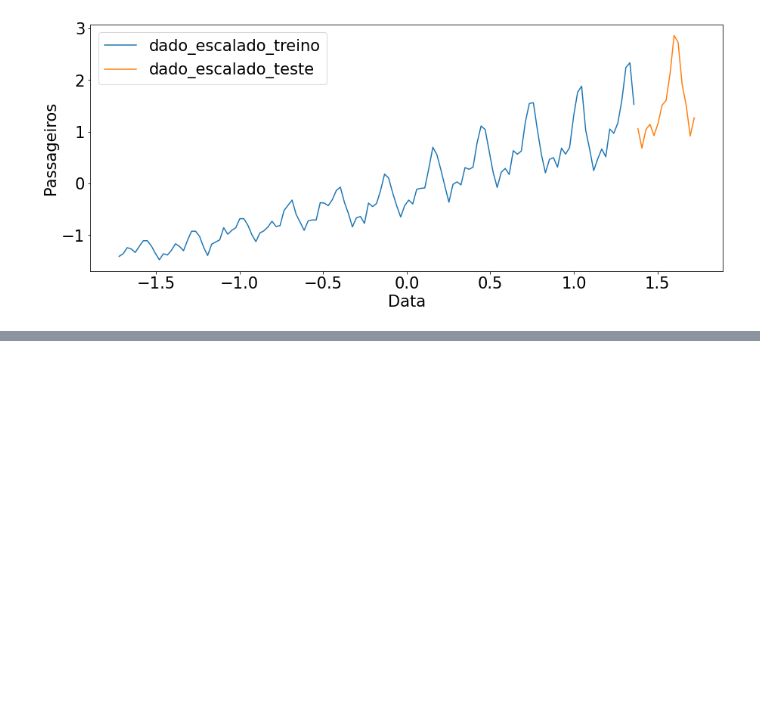
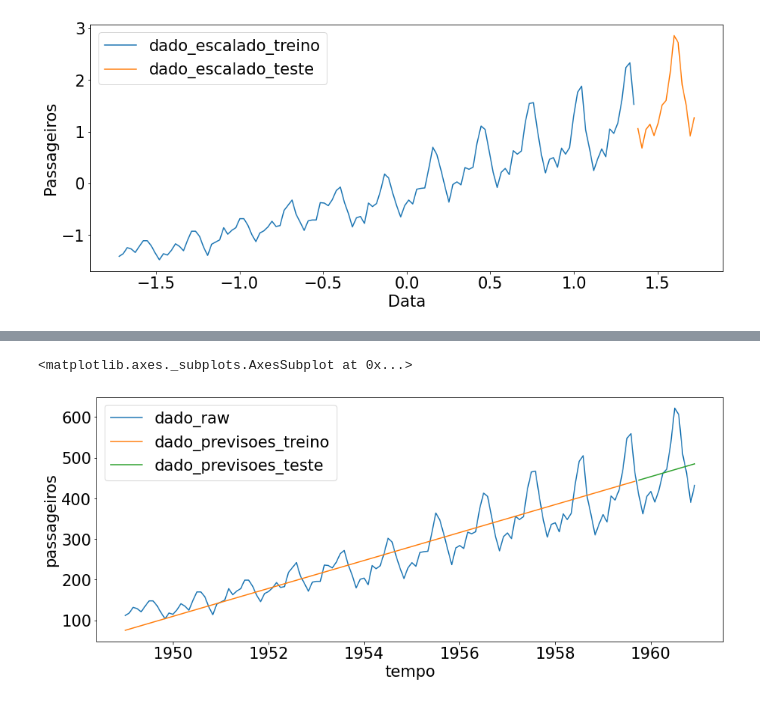
Before and after one commit to Maysk/data_science_alura, a Jupyter notebook: deep_learning_previsao_keras/previsao_notebook.ipynb, the cells around one changed output, grey strips where cells are left out. Drawn from its saved outputs; the diff is of its cells as text; code cells hidden in the pictures; blank space fills up the shorter version.

```diff
--- a/deep_learning_previsao_keras/previsao_notebook.ipynb
+++ b/deep_learning_previsao_keras/previsao_notebook.ipynb
@@ -63,0 +104,18 @@ sns.lineplot(x=xteste, y=yteste, label='dado_escalado_teste')
+# %%
+d = {'tempo': xtreino, 'passageiros': previsoes[:,0]}
+resultados = pd.DataFrame(data=d)
+resultados_transformado = pd.DataFrame(sc.inverse_transform(resultados))
+resultados_transformado.columns = ['tempo', 'passageiros']
+# %%
+y_previsoes_teste = regressor.predict(x=xteste)
+d_teste = {'tempo': xteste, 'passageiros': y_previsoes_teste[:,0]}
+resultados_teste = pd.DataFrame(data=d_teste)
+resultados_teste_transformado = pd.DataFrame(sc.inverse_transform(resultados_teste))
+resultados_teste_transformado.columns = ['tempo', 'passageiros']
+# %%
+sns.lineplot(x='tempo', y='passageiros', data = passageiros_raw, label = 'dado_raw')
+sns.lineplot(x='tempo', y='passageiros', data = resultados_transformado, label = 'dado_previsoes_treino')
+sns.lineplot(x='tempo', y='passageiros', data = resultados_teste_transformado, label = 'dado_previsoes_teste')
+# %% [output]
+<matplotlib.axes._subplots.AxesSubplot at 0x...>
+[figure, added]
```
Also changed, not shown: parts of 10 cells of this notebook.
